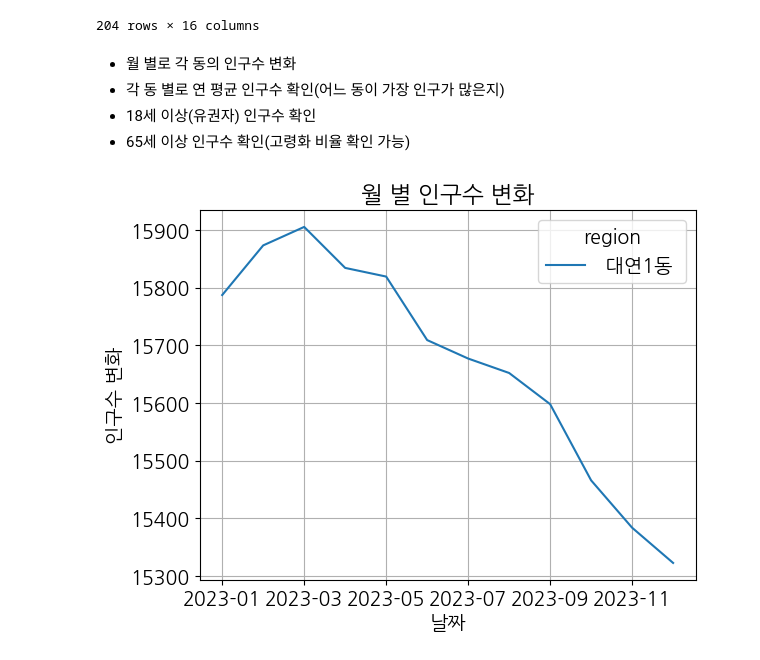
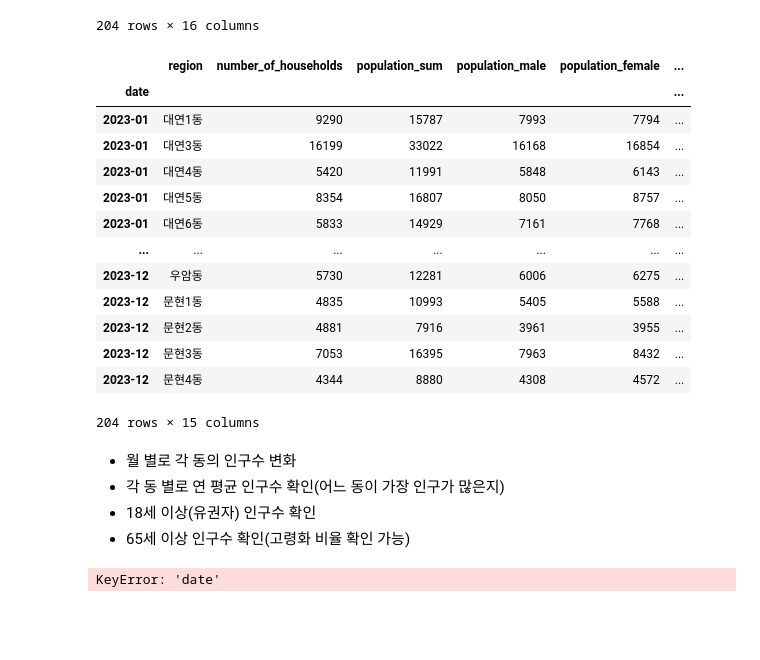
Before and after one commit to rlaekdls1937/python, a Jupyter notebook: project/project1.ipynb, the cells around one changed output. Saved outputs shown, nothing was run; the diff lists cells and outputs as text; code cells hidden in the pictures; blank space fills up the shorter version.

```diff
--- a/project/project1.ipynb
+++ b/project/project1.ipynb
@@ -37,6 +37,24 @@ df
 | 202 | 2023-12 | 문현3동 | 7053 | 16395 | 7963 | 8432 | ... |
 | 203 | 2023-12 | 문현4동 | 4344 | 8880 | 4308 | 4572 | ... |
 204 rows × 16 columns
+# %%
+df1 = df.set_index('date')
+df1
+# %% [output]
+|  | region | number_of_households | population_sum | population_male | population_female | ... |
+| date |  |  |  |  |  | ... |
+| 2023-01 | 대연1동 | 9290 | 15787 | 7993 | 7794 | ... |
+| 2023-01 | 대연3동 | 16199 | 33022 | 16168 | 16854 | ... |
+| 2023-01 | 대연4동 | 5420 | 11991 | 5848 | 6143 | ... |
+| 2023-01 | 대연5동 | 8354 | 16807 | 8050 | 8757 | ... |
+| 2023-01 | 대연6동 | 5833 | 14929 | 7161 | 7768 | ... |
+| ... | ... | ... | ... | ... | ... | ... |
+| 2023-12 | 우암동 | 5730 | 12281 | 6006 | 6275 | ... |
+| 2023-12 | 문현1동 | 4835 | 10993 | 5405 | 5588 | ... |
+| 2023-12 | 문현2동 | 4881 | 7916 | 3961 | 3955 | ... |
+| 2023-12 | 문현3동 | 7053 | 16395 | 7963 | 8432 | ... |
+| 2023-12 | 문현4동 | 4344 | 8880 | 4308 | 4572 | ... |
+204 rows × 15 columns
 # %% [markdown]
 - 월 별로 각 동의 인구수 변화
 - 각 동 별로 연 평균 인구수 확인(어느 동이 가장 인구가 많은지)
@@ -52,7 +70,7 @@ plt.xlabel('날짜')
 plt.ylabel('인구수 변화')
 plt.grid(True)
 # %% [output]
-[figure, removed]
+KeyError: 'date'
 # %%
 df_DaeYeon1.plot(y=['population_sum'])
 # %% [output]
```
Also changed, not shown: parts of 1 cell of this notebook, 1 other file.
